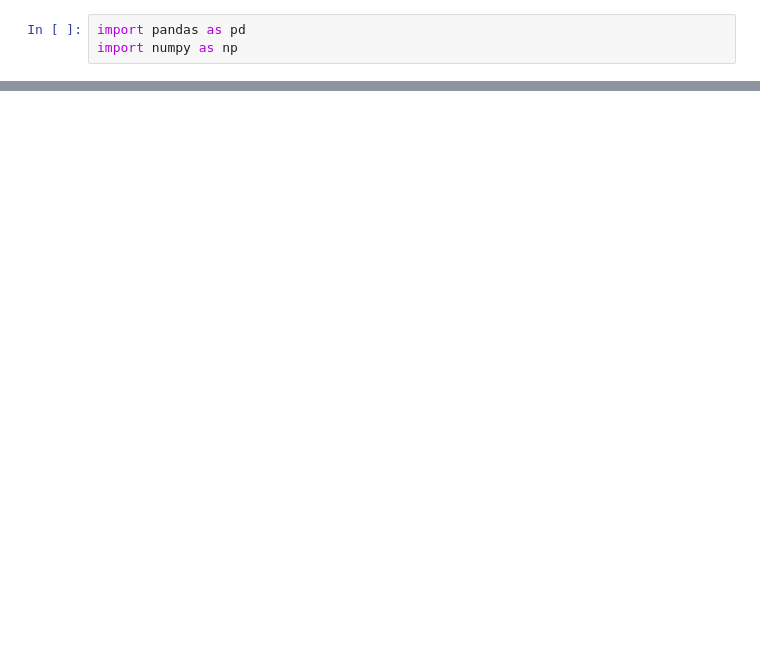
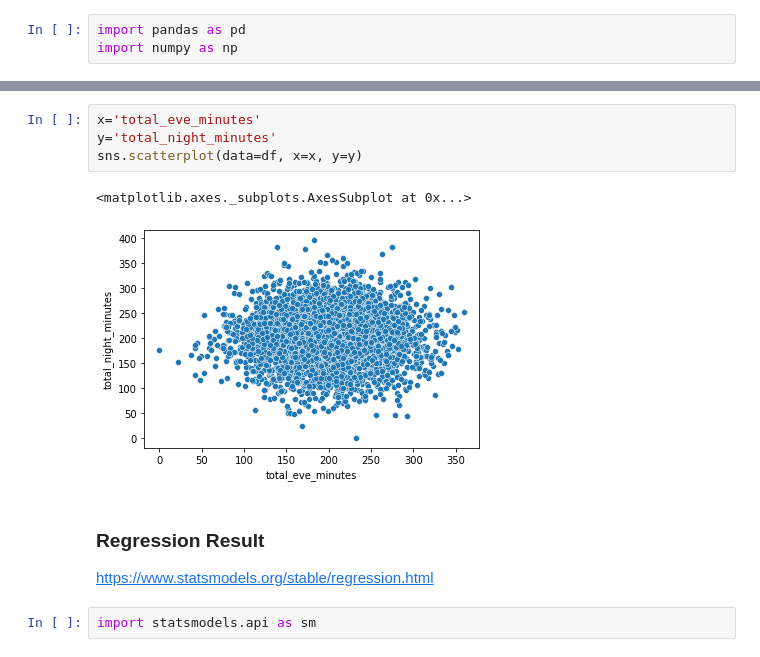
Before and after one commit to yy3743/NYU_Integrated_Marketing, a Jupyter notebook: Yuchen_Yang.ipynb, the cells around one changed output, grey strips where cells are left out. Cells and saved outputs as stored; diff of their text form; blank space fills up the shorter version.

```diff
--- a/Yuchen_Yang.ipynb
+++ b/Yuchen_Yang.ipynb
@@ -24,3 +96,15 @@ df.head()
+# %%
+x='total_eve_minutes'
+y='total_night_minutes'
+sns.scatterplot(data=df, x=x, y=y)
+# %% [output]
+<matplotlib.axes._subplots.AxesSubplot at 0x...>
+[figure, added]
+# %% [markdown]
+### Regression Result
+https://www.statsmodels.org/stable/regression.html
+# %%
+import statsmodels.api as sm
 # %%
 df.info()
 # %% [output]
```
Also changed, not shown: parts of 114 cells of this notebook.
